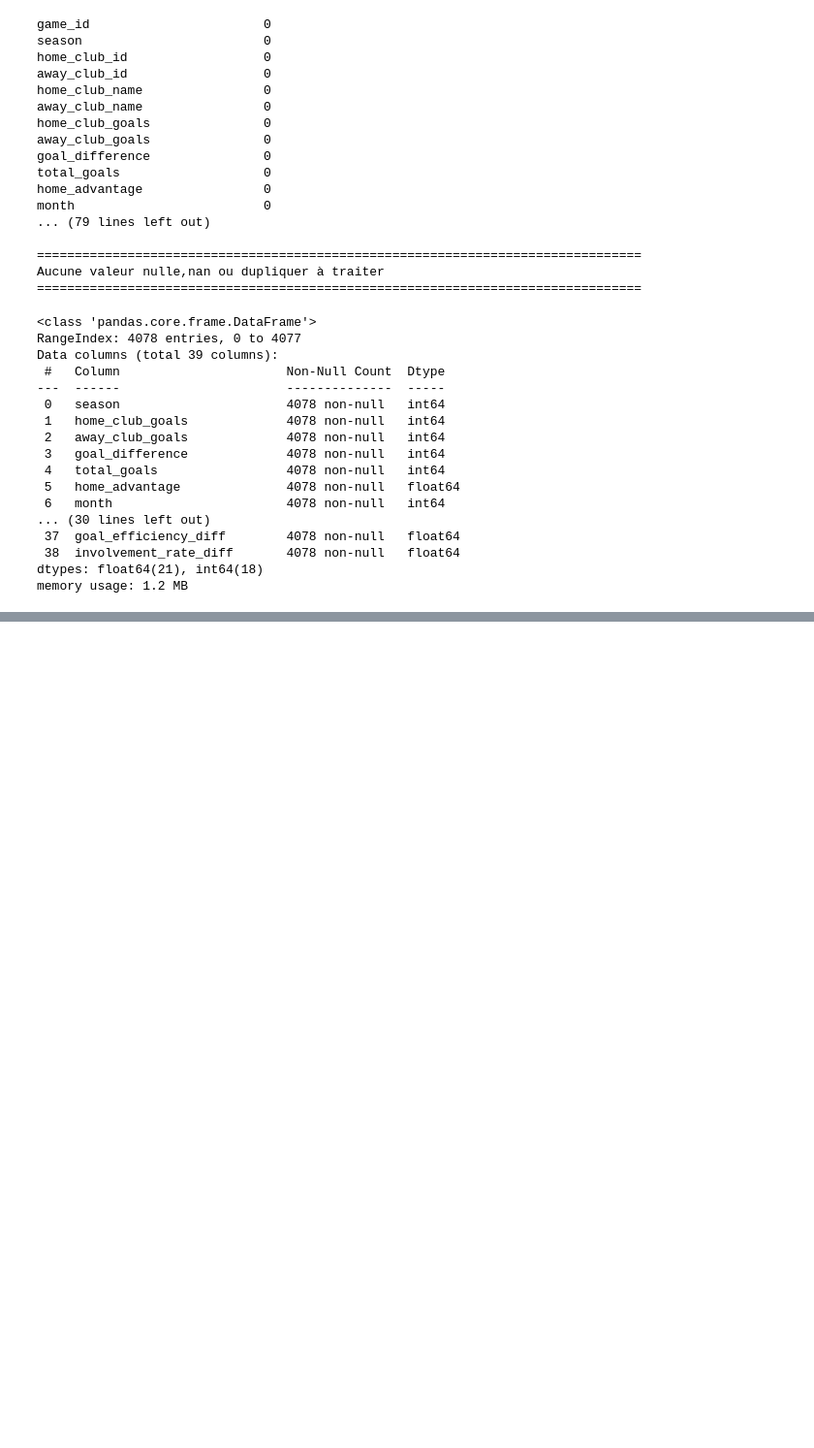
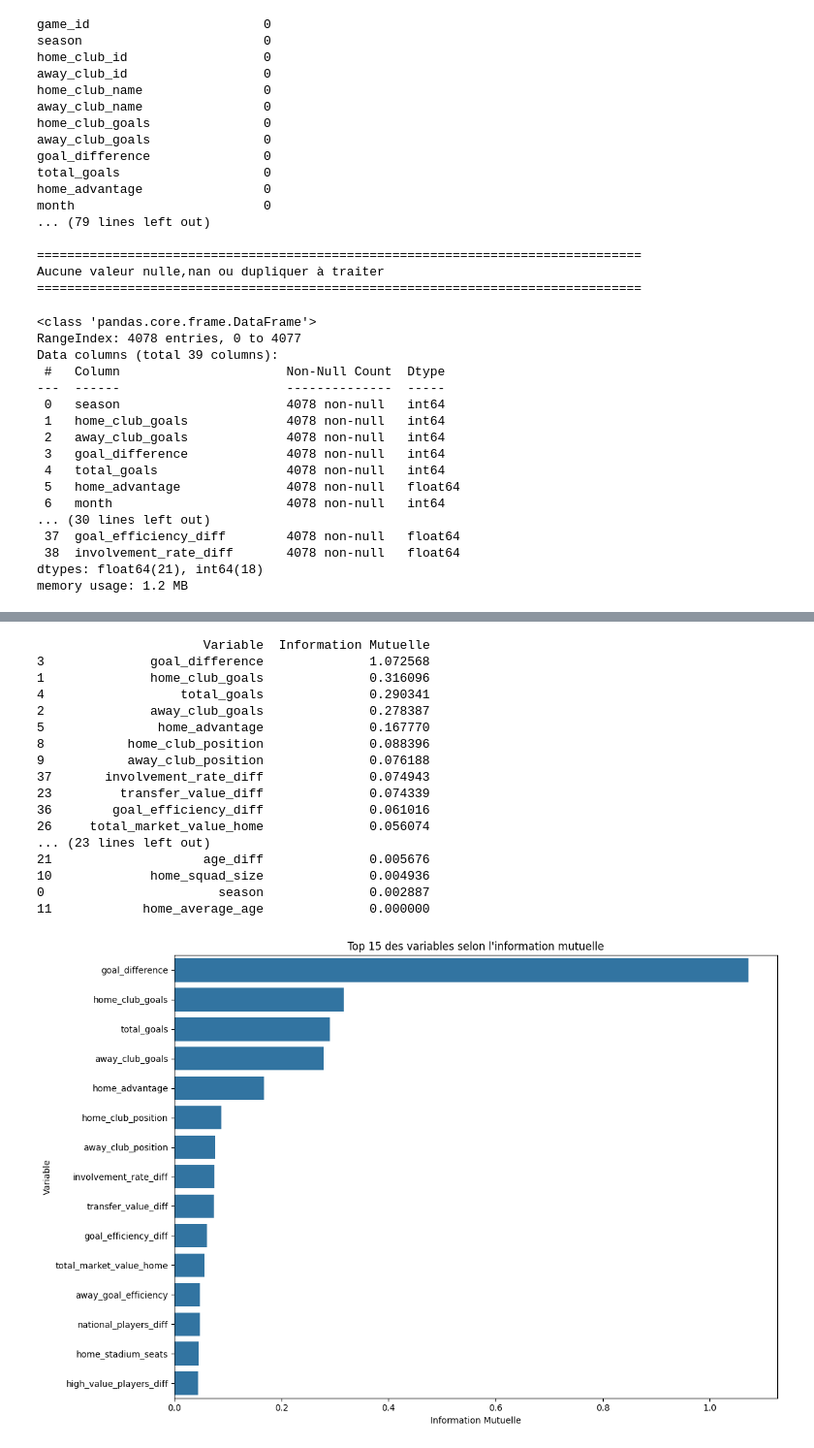
Before and after one commit to mohamed-bouchalkha/ligue1-match-prediction-Project, a Jupyter notebook: Prediction_Ligue1_2023.ipynb, the cells around one changed output, grey strips where cells are left out. Shown at 97% size. Saved outputs shown, nothing was run; the diff lists cells and outputs as text; code cells hidden in the pictures; blank space fills up the shorter version.

```diff
--- a/Prediction_Ligue1_2023.ipynb
+++ b/Prediction_Ligue1_2023.ipynb
@@ -1862,0 +1899,10 @@ Name: proportion, dtype: float64
+# %%
+# Séparation des données
+X = df_to_clean.drop('results', axis=1)
+y = df_to_clean['results']
+
+# Division train/test
+X_train, X_test, y_train, y_test = train_test_split(X, y, test_size=0.2, random_state=42, stratify=y)
+
+# X.info()
+# y.info()
@@ -1862,0 +1976,34 @@ Name: proportion, dtype: float64
+# %%
+from sklearn.feature_selection import mutual_info_classif
+
+#Test d'importance des caractéristiques
+mutual_info = mutual_info_classif(X, y)
+mi_df = pd.DataFrame({'Variable': X.columns, 'Information Mutuelle': mutual_info})
+mi_df = mi_df.sort_values('Information Mutuelle', ascending=False)
+print(mi_df)
+
+# Visualisation
+plt.figure(figsize=(12, 8))
+sns.barplot(x='Information Mutuelle', y='Variable', data=mi_df.head(15))
+plt.title('Top 15 des variables selon l\'information mutuelle')
+plt.tight_layout()
+plt.show()
+# %% [output]
+                      Variable  Information Mutuelle
+3              goal_difference              1.072568
+1              home_club_goals              0.316096
+4                  total_goals              0.290341
+2              away_club_goals              0.278387
+5               home_advantage              0.167770
+8           home_club_position              0.088396
+9           away_club_position              0.076188
+37       involvement_rate_diff              0.074943
+23         transfer_value_diff              0.074339
+36        goal_efficiency_diff              0.061016
+26     total_market_value_home              0.056074
+... (23 lines left out)
+21                    age_diff              0.005676
+10             home_squad_size              0.004936
+0                       season              0.002887
+11            home_average_age              0.000000
+[figure, added]
```
Also changed, not shown: parts of 13 cells of this notebook.
